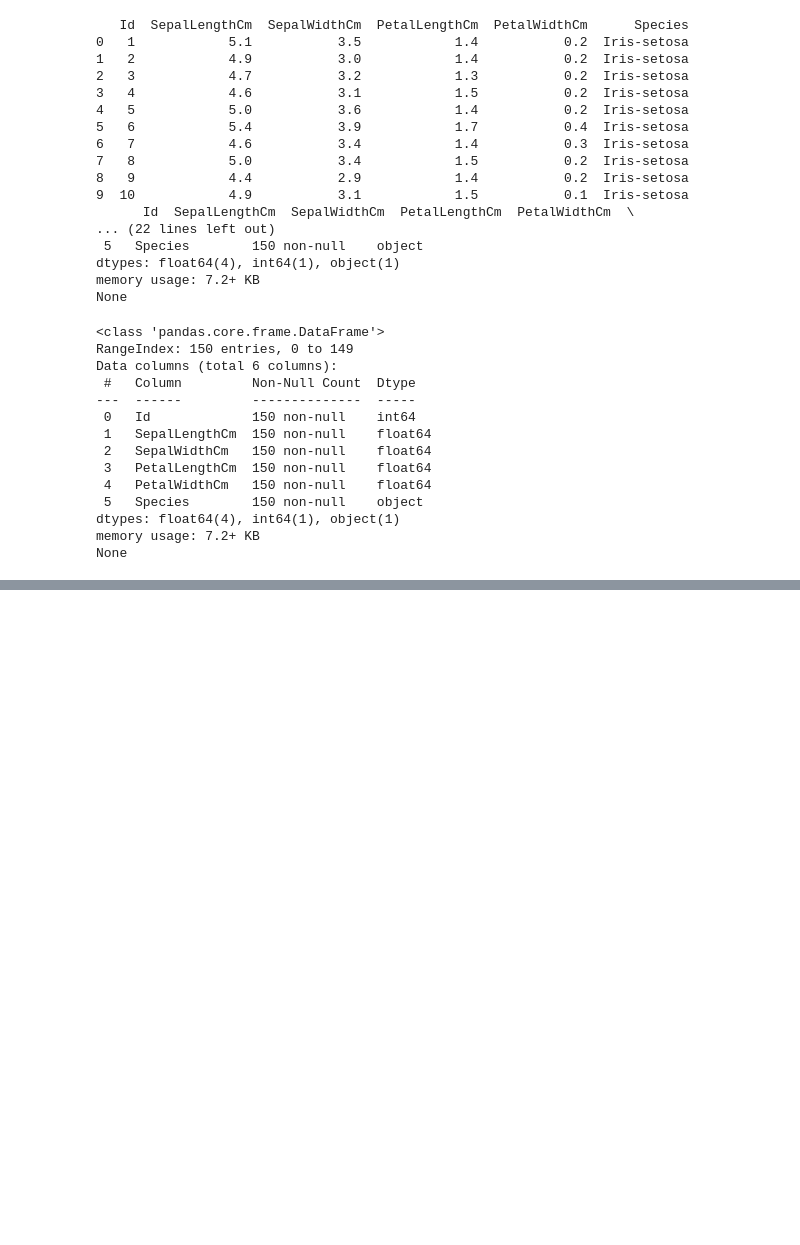
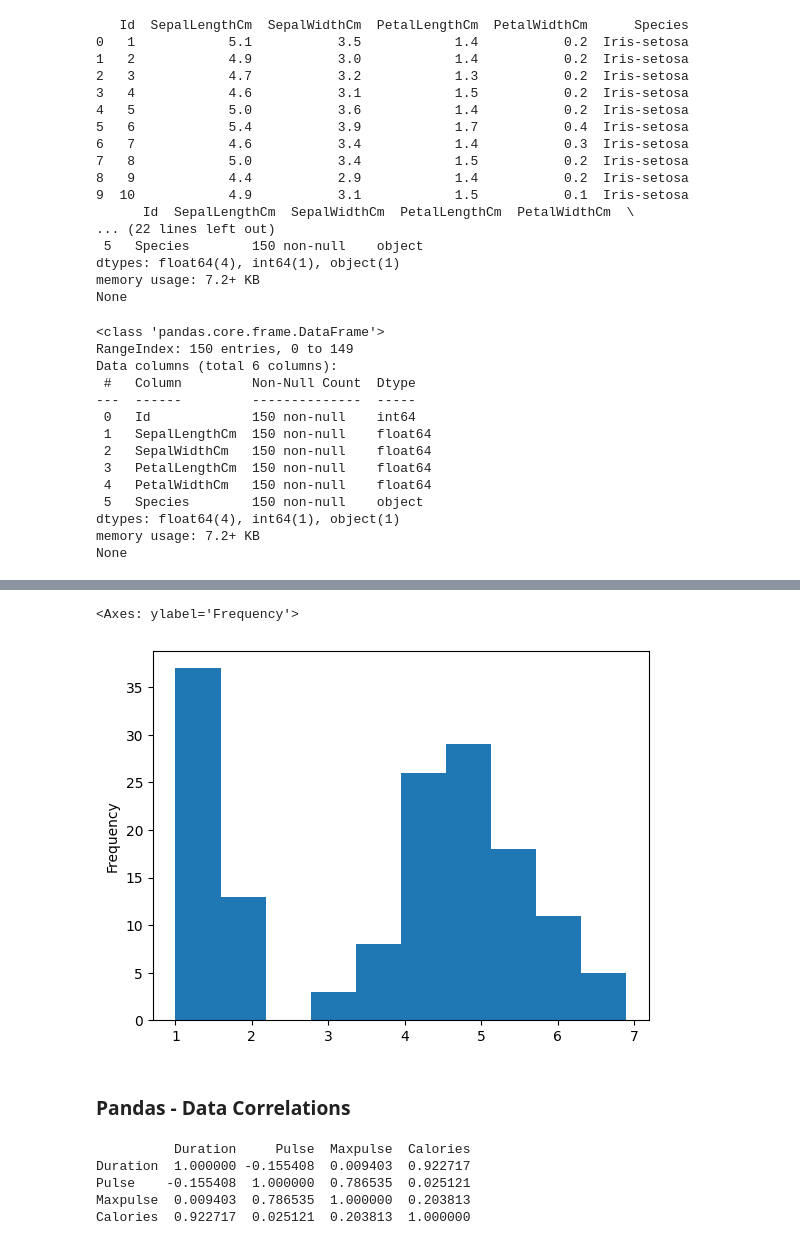
Before and after one commit to Haakim19/python, a Jupyter notebook: pandas01.ipynb, the cells around one changed output, grey strips where cells are left out. Cells and saved outputs as stored; diff of their text form; code cells hidden in the pictures; blank space fills up the shorter version.

```diff
--- a/pandas01.ipynb
+++ b/pandas01.ipynb
@@ -237,0 +255,16 @@ None
+# %%
+df["PetalLengthCm"].plot(kind="hist")
+# %% [output]
+<Axes: ylabel='Frequency'>
+[figure, added]
+# %% [markdown]
+### Pandas - Data Correlations
+# %%
+df = pd.read_csv('data.csv')
+print(df.corr())
+# %% [output]
+          Duration     Pulse  Maxpulse  Calories
+Duration  1.000000 -0.155408  0.009403  0.922717
+Pulse    -0.155408  1.000000  0.786535  0.025121
+Maxpulse  0.009403  0.786535  1.000000  0.203813
+Calories  0.922717  0.025121  0.203813  1.000000
```
Also changed, not shown: parts of 4 cells of this notebook, 1 other file.
